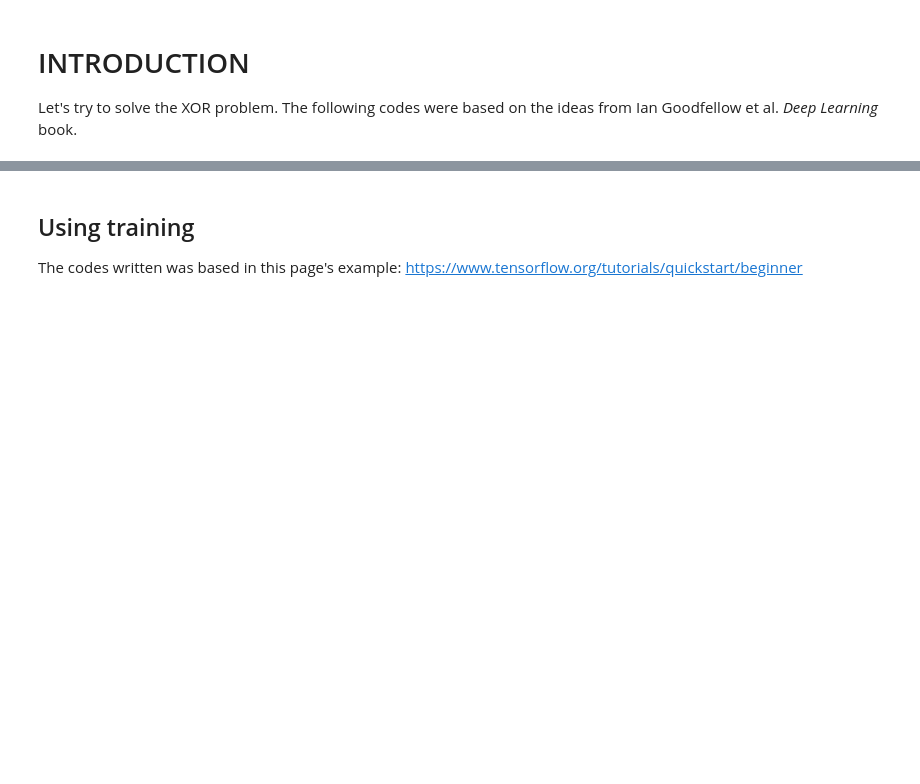
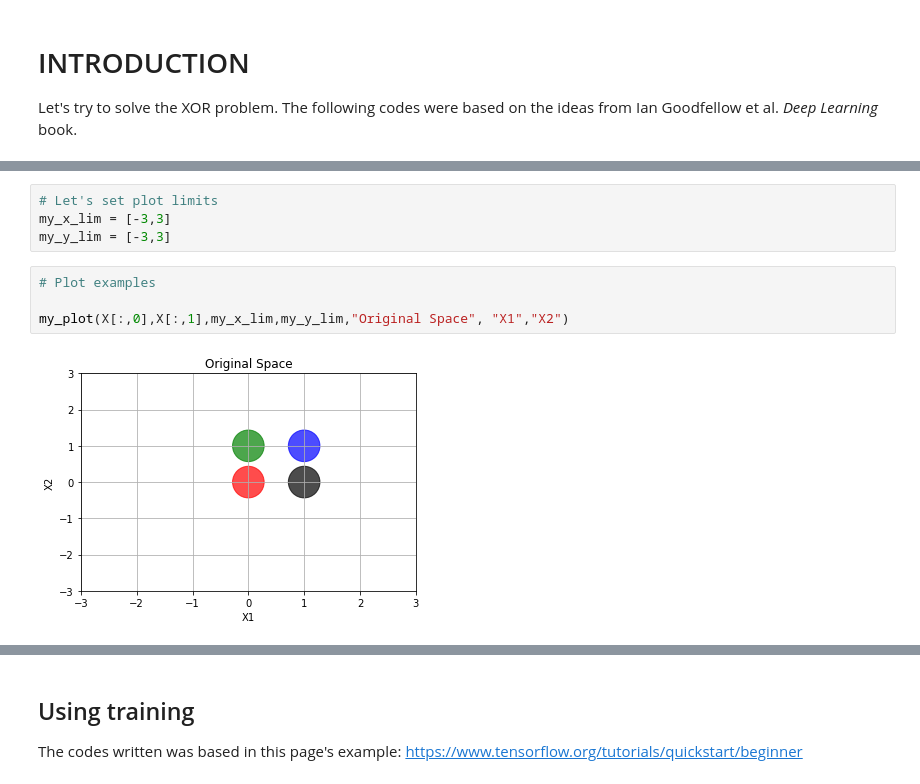
Before and after one commit to mtxslv/StudyingMachineLearning, a Jupyter notebook: UCLandDeepMind/xor_neural_net.ipynb, the cells around one changed output, grey strips where cells are left out. Saved outputs shown, nothing was run; the diff lists cells and outputs as text; blank space fills up the shorter version.

```diff
--- a/UCLandDeepMind/xor_neural_net.ipynb
+++ b/UCLandDeepMind/xor_neural_net.ipynb
@@ -4,0 +60,10 @@ Let's try to solve the XOR problem. The following codes were based on the ideas
+# %%
+# Let's set plot limits
+my_x_lim = [-3,3]
+my_y_lim = [-3,3]
+# %%
+# Plot examples
+
+my_plot(X[:,0],X[:,1],my_x_lim,my_y_lim,"Original Space", "X1","X2")
+# %% [output]
+[figure, added]
```
Also changed, not shown: parts of 30 cells of this notebook.
